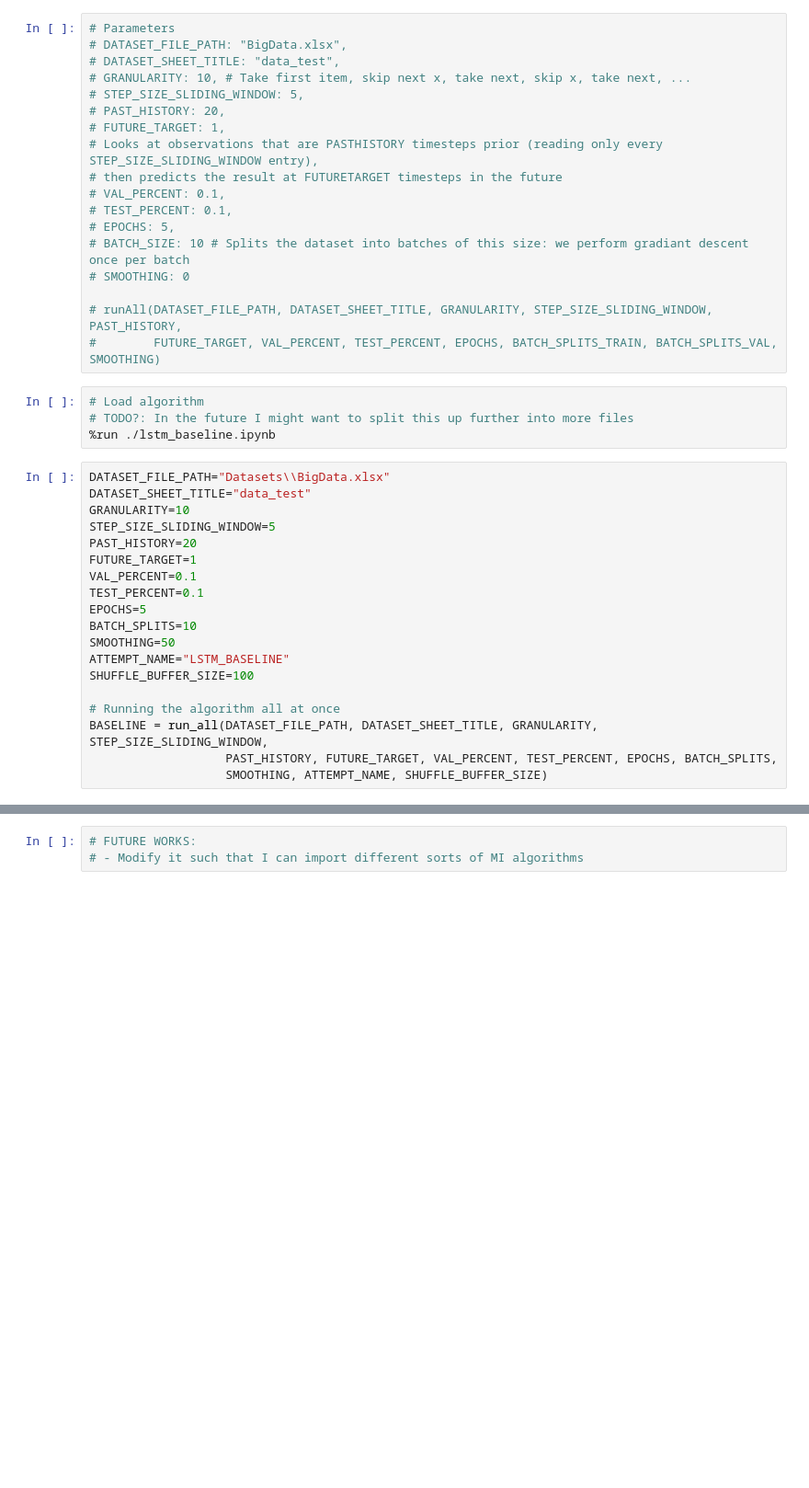
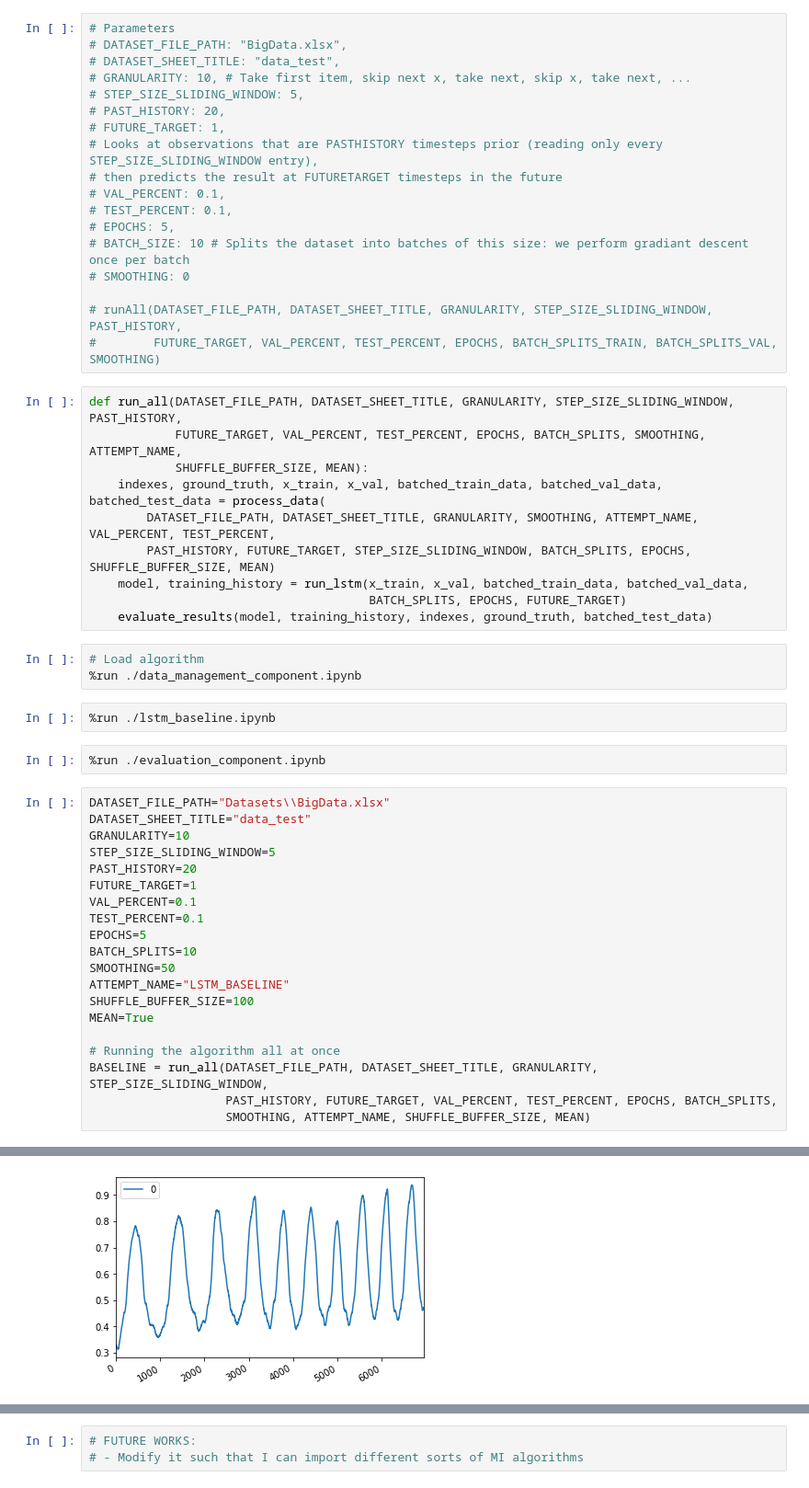
Before and after one commit to j-karls/P9-Exoskeleton, a Jupyter notebook: meta_algorithm.ipynb, the cells around one changed output, grey strips where cells are left out. Shown at 92% size. Saved outputs shown, nothing was run; the diff lists cells and outputs as text; blank space fills up the shorter version.

Commit message:
Allows multiple MI methods, attempted adding MEAN option

```diff
--- a/meta_algorithm.ipynb
+++ b/meta_algorithm.ipynb
@@ -16,10 +23,23 @@
 
 # runAll(DATASET_FILE_PATH, DATASET_SHEET_TITLE, GRANULARITY, STEP_SIZE_SLIDING_WINDOW, PAST_HISTORY,
 #        FUTURE_TARGET, VAL_PERCENT, TEST_PERCENT, EPOCHS, BATCH_SPLITS_TRAIN, BATCH_SPLITS_VAL, SMOOTHING)
-# %%
-# Load algorithm
-# TODO?: In the future I might want to split this up further into more files
-%run ./lstm_baseline.ipynb
+# %%
+def run_all(DATASET_FILE_PATH, DATASET_SHEET_TITLE, GRANULARITY, STEP_SIZE_SLIDING_WINDOW, PAST_HISTORY,
+            FUTURE_TARGET, VAL_PERCENT, TEST_PERCENT, EPOCHS, BATCH_SPLITS, SMOOTHING, ATTEMPT_NAME,
+            SHUFFLE_BUFFER_SIZE, MEAN):
+    indexes, ground_truth, x_train, x_val, batched_train_data, batched_val_data, batched_test_data = process_data(
+        DATASET_FILE_PATH, DATASET_SHEET_TITLE, GRANULARITY, SMOOTHING, ATTEMPT_NAME, VAL_PERCENT, TEST_PERCENT,
+        PAST_HISTORY, FUTURE_TARGET, STEP_SIZE_SLIDING_WINDOW, BATCH_SPLITS, EPOCHS, SHUFFLE_BUFFER_SIZE, MEAN)
+    model, training_history = run_lstm(x_train, x_val, batched_train_data, batched_val_data,
+                                       BATCH_SPLITS, EPOCHS, FUTURE_TARGET)
+    evaluate_results(model, training_history, indexes, ground_truth, batched_test_data)
+# %%
+# Load algorithm
+%run ./data_management_component.ipynb
+# %%
+%run ./lstm_baseline.ipynb
+# %%
+%run ./evaluation_component.ipynb
 # %%
 DATASET_FILE_PATH="Datasets\\BigData.xlsx"
 DATASET_SHEET_TITLE="data_test"
@@ -34,8 +54,10 @@ BATCH_SPLITS=10
 SMOOTHING=50
 ATTEMPT_NAME="LSTM_BASELINE"
 SHUFFLE_BUFFER_SIZE=100
+MEAN=True
 
 # Running the algorithm all at once
 BASELINE = run_all(DATASET_FILE_PATH, DATASET_SHEET_TITLE, GRANULARITY, STEP_SIZE_SLIDING_WINDOW,
                    PAST_HISTORY, FUTURE_TARGET, VAL_PERCENT, TEST_PERCENT, EPOCHS, BATCH_SPLITS,
-                   SMOOTHING, ATTEMPT_NAME, SHUFFLE_BUFFER_SIZE)
+                   SMOOTHING, ATTEMPT_NAME, SHUFFLE_BUFFER_SIZE, MEAN)
+# %% [output]
@@ -41,0 +81 @@ BASELINE = run_all(DATASET_FILE_PATH, DATASET_SHEET_TITLE, GRANULARITY, STEP_SIZ
+[figure, added]
```
Also changed, not shown: parts of 6 cells of this notebook, 4 other files.
